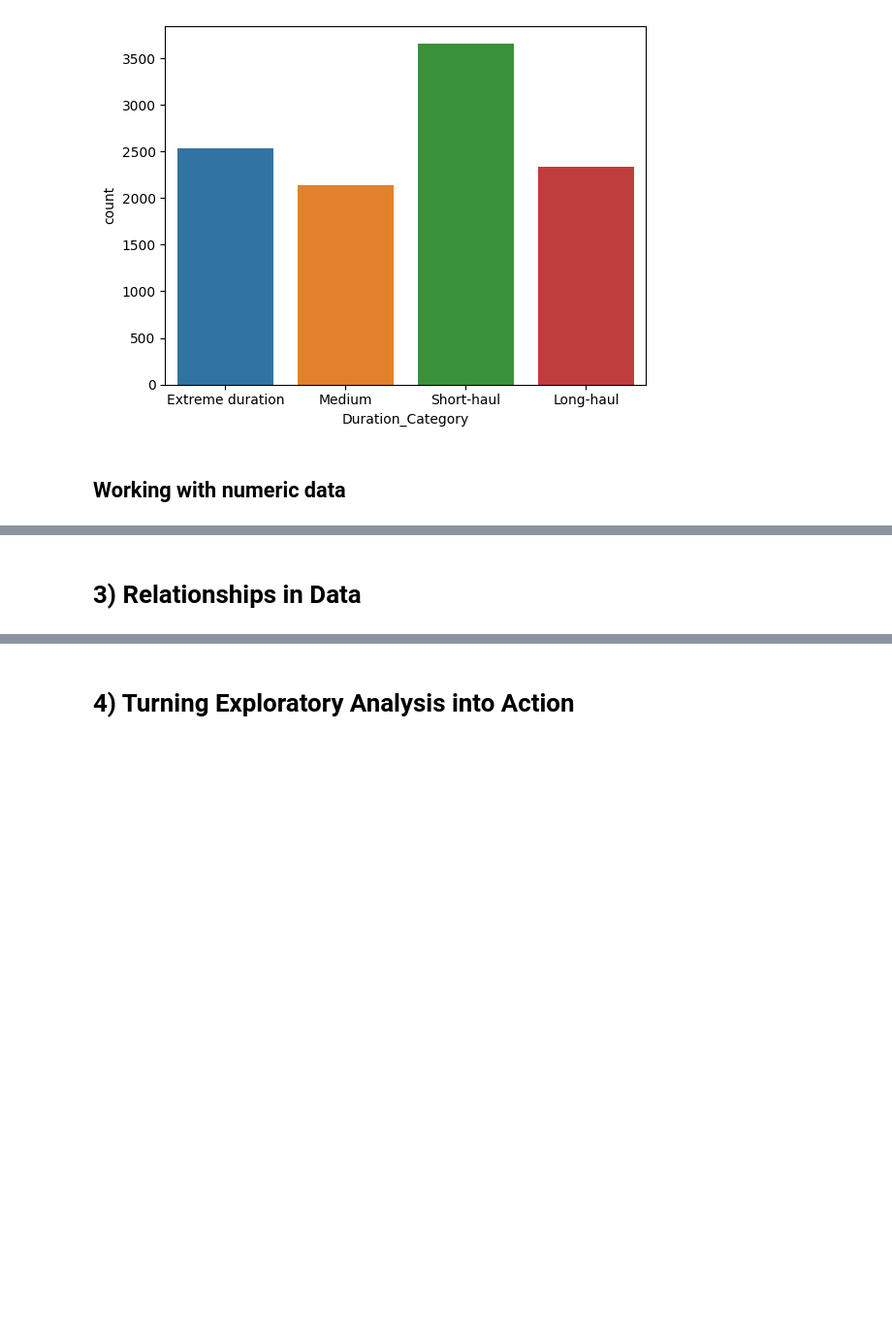
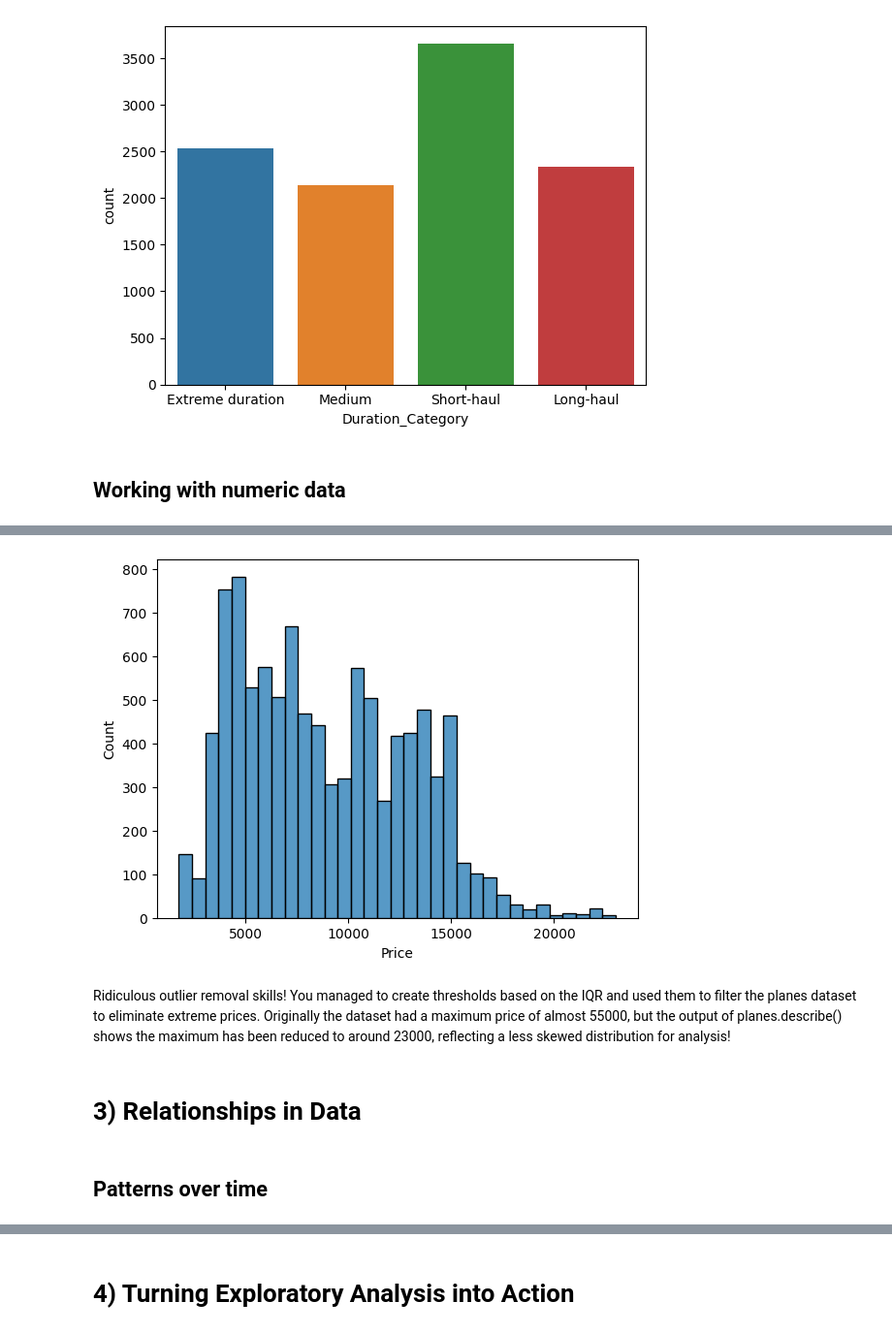
Before and after one commit to FarellFahrozi/data-camp, a Jupyter notebook: data_camp_courses/exploratory_data_analysis.ipynb, the cells around one changed output, grey strips where cells are left out. Shown: that part at 97% size. Drawn from its saved outputs; the diff is of its cells as text; code cells hidden in the pictures; blank space fills up the shorter version.

```diff
--- a/data_camp_courses/exploratory_data_analysis.ipynb
+++ b/data_camp_courses/exploratory_data_analysis.ipynb
@@ -698,0 +954,16 @@ plt.show()
+# %%
+# Find the 75th and 25th percentiles
+price_seventy_fifth = planes["Price"].quantile(0.75)
+price_twenty_fifth = planes["Price"].quantile(0.25)
+
+# Calculate iqr
+prices_iqr = price_seventy_fifth - price_twenty_fifth
+
+# Calculate the thresholds
+upper = price_seventy_fifth + (1.5 * prices_iqr)
+lower = price_twenty_fifth - (1.5 * prices_iqr)
+
+# Subset the data
+no_outliers_planes = planes[(planes["Price"] > lower) & (planes["Price"] < upper)]
+
+print(no_outliers_planes["Price"].describe())
@@ -699,2 +980,12 @@ plt.show()
+# %%
+# Plot a histogram of flight prices
+sns.histplot(data=no_outliers_planes, x="Price")
+plt.show()
+# %% [output]
+[figure, added]
+# %% [markdown]
+Ridiculous outlier removal skills! You managed to create thresholds based on the IQR and used them to filter the planes dataset to eliminate extreme prices. Originally the dataset had a maximum price of almost 55000, but the output of planes.describe() shows the maximum has been reduced to around 23000, reflecting a less skewed distribution for analysis!
 # %% [markdown]
 # 3) Relationships in Data
+# %% [markdown]
+## Patterns over time
```
Also changed, not shown: parts of 95 cells of this notebook, 1 other file.
